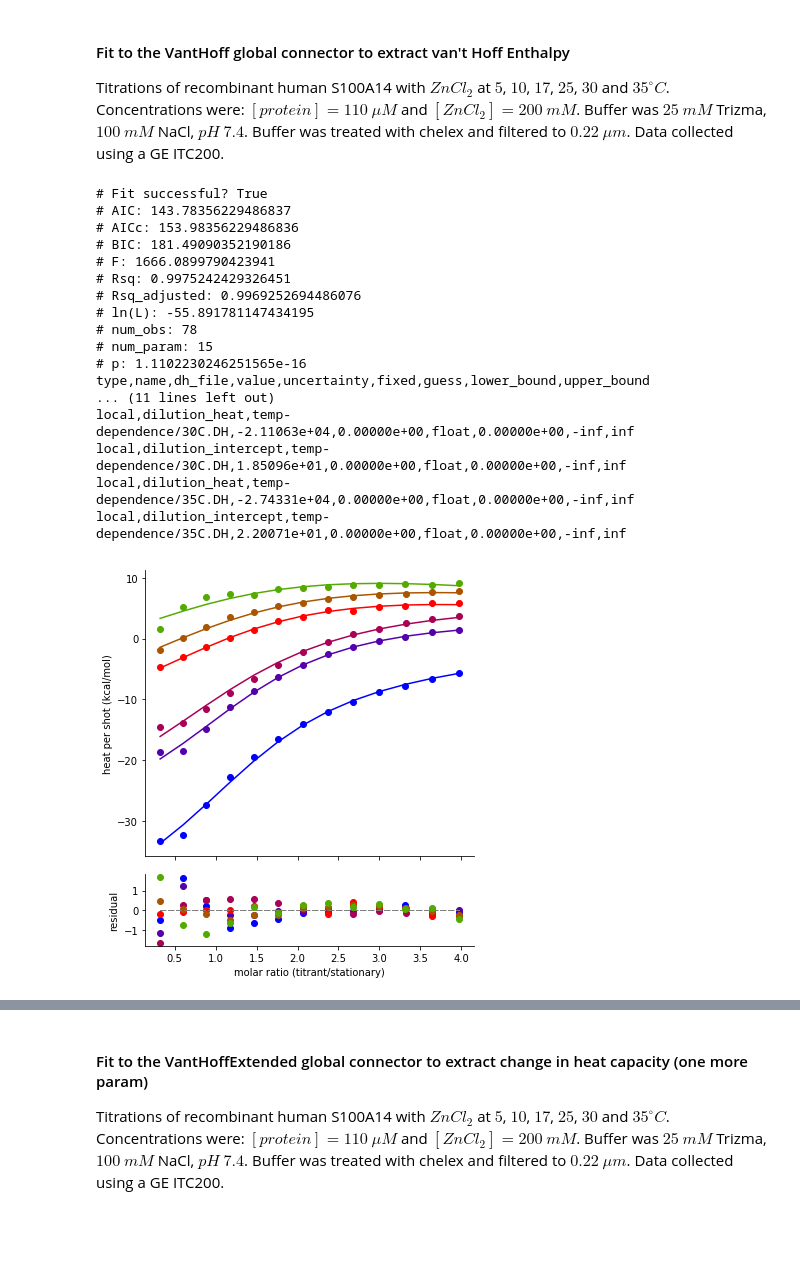
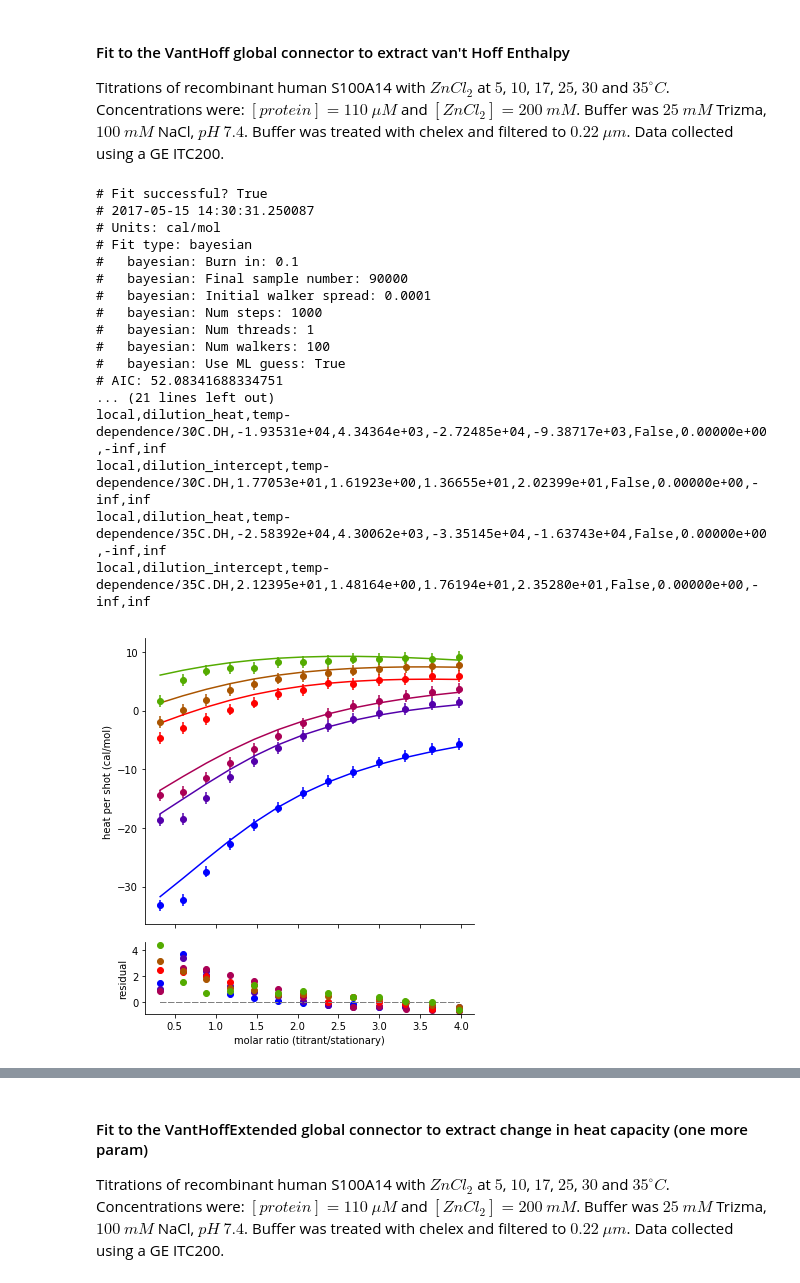
Before and after one commit to harmslab/pytc-demos, a Jupyter notebook: 09_use-aic-choose-model.ipynb, the cells around one changed output, grey strips where cells are left out. Drawn from its saved outputs; the diff is of its cells as text; code cells hidden in the pictures; blank space fills up the shorter version.

```diff
--- a/09_use-aic-choose-model.ipynb
+++ b/09_use-aic-choose-model.ipynb
@@ -7,7 +10,12 @@ import pytc
+# %%
+#HEAT_UNCERTAINTY = 0.1 #cal/mol; Favors dCp
+HEAT_UNCERTAINTY = 1.0 #cal/mol; Favors no dCp
 # %% [markdown]
 #### Fit to the VantHoff global connector to extract van't Hoff Enthalpy
 Titrations of recombinant human S100A14 with $ZnCl_{2}$ at $5$, $10$, $17$, $25$, $30$ and $35 ^{\circ}C$.  Concentrations were: $[protein] = 110\ \mu M$ and $[ZnCl_{2}]=200\ mM$.  Buffer was $25\ mM$ Trizma, $100\ mM$ NaCl, $pH\ 7.4$.  Buffer was treated with chelex and filtered to $0.22\ \mu m$.  Data collected using a GE ITC200.
 # %%
+import numpy as np
+
 # --------------------------------------------------------------------
 # Create a global fitting instance
 g1 = pytc.GlobalFit()
@@ -15,7 +23,7 @@ vh = pytc.global_connectors.VantHoff("vh")
 
 #--------------------------------------------------------------------------------------------------
 
-t5 = pytc.ITCExperiment("temp-dependence/5C.DH",pytc.indiv_models.SingleSite,shot_start=1)
+t5 = pytc.ITCExperiment("temp-dependence/5C.DH",pytc.indiv_models.SingleSite,shot_start=1,uncertainty=HEAT_UNCERTAINTY)
 g1.add_experiment(t5)
 g1.link_to_global(t5,"dH",vh.dH)
 g1.link_to_global(t5,"K",vh.K)
@@ -24,7 +32,7 @@ g1.link_to_global(t5,"fx_competent","g_competent")
 
 #--------------------------------------------------------------------------------------------------
 
-t10 = pytc.ITCExperiment("temp-dependence/10C.DH",pytc.indiv_models.SingleSite,shot_start=1)
+t10 = pytc.ITCExperiment("temp-dependence/10C.DH",pytc.indiv_models.SingleSite,shot_start=1,uncertainty=HEAT_UNCERTAINTY)
 g1.add_experiment(t10)
 g1.link_to_global(t10,"dH",vh.dH)
 g1.link_to_global(t10,"K",vh.K)
@@ -32,7 +40,7 @@ g1.link_to_global(t10,"fx_competent","g_competent")
 
 #--------------------------------------------------------------------------------------------------
 
-t17 = pytc.ITCExperiment("temp-dependence/17C.DH",pytc.indiv_models.SingleSite,shot_start=1)
+t17 = pytc.ITCExperiment("temp-dependence/17C.DH",pytc.indiv_models.SingleSite,shot_start=1,uncertainty=HEAT_UNCERTAINTY)
 g1.add_experiment(t17)
 g1.link_to_global(t17,"dH",vh.dH)
 g1.link_to_global(t17,"K",vh.K)
@@ -40,53 +48,55 @@ g1.link_to_global(t17,"fx_competent","g_competent")
 
 #--------------------------------------------------------------------------------------------------
 
-t25 = pytc.ITCExperiment("temp-dependence/25C.DH",pytc.indiv_models.SingleSite,shot_start=1)
+t25 = pytc.ITCExperiment("temp-dependence/25C.DH",pytc.indiv_models.SingleSite,shot_start=1,uncertainty=HEAT_UNCERTAINTY)
 g1.add_experiment(t25)
 g1.link_to_global(t25,"dH",vh.dH)
 g1.link_to_global(t25,"K",vh.K)
 g1.link_to_global(t25,"fx_competent","g_competent")
 
 #--------------------------------------------------------------------------------------------------
 
-t30 = pytc.ITCExperiment("temp-dependence/30C.DH",pytc.indiv_models.SingleSite,shot_start=1)
+t30 = pytc.ITCExperiment("temp-dependence/30C.DH",pytc.indiv_models.SingleSite,shot_start=1,uncertainty=HEAT_UNCERTAINTY)
 g1.add_experiment(t30)
 g1.link_to_global(t30,"dH",vh.dH)
 g1.link_to_global(t30,"K",vh.K)
 g1.link_to_global(t30,"fx_competent","g_competent")
 
 #--------------------------------------------------------------------------------------------------
 
-t35 = pytc.ITCExperiment("temp-dependence/35C.DH",pytc.indiv_models.SingleSite,shot_start=1)
+t35 = pytc.ITCExperiment("temp-dependence/35C.DH",pytc.indiv_models.SingleSite,shot_start=1,uncertainty=HEAT_UNCERTAINTY)
 g1.add_experiment(t35)
 g1.link_to_global(t35,"dH",vh.dH)
 g1.link_to_global(t35,"K",vh.K)
 g1.link_to_global(t35,"fx_competent","g_competent")
 
 g1.update_bounds("g_competent",(0.5,1.5))
-g1.update_guess("vh_K_ref",100)
+g1.update_bounds("vh_K_ref",(1,np.inf))
 
 # Do fit
-g1.fit()
+F = pytc.fitters.BayesianFitter(num_steps=1000)
+g1.fit(F)
 
 # Show the results
 fit, ax = g1.plot()
+c = g1.corner_plot()
 print(g1.fit_as_csv)
 # %% [output]
 # Fit successful? True
-# AIC: 143.78356229486837
-# AICc: 153.98356229486836
-# BIC: 181.49090352190186
-# F: 1666.0899790423941
-# Rsq: 0.9975242429326451
-# Rsq_adjusted: 0.9969252694486076
-# ln(L): -55.891781147434195
-# num_obs: 78
-# num_param: 15
-# p: 1.1102230246251565e-16
-type,name,dh_file,value,uncertainty,fixed,guess,lower_bound,upper_bound
-... (11 lines left out)
-local,dilution_heat,temp-dependence/30C.DH,-2.11063e+04,0.00000e+00,float,0.00000e+00,-inf,inf
-local,dilution_intercept,temp-dependence/30C.DH,1.85096e+01,0.00000e+00,float,0.00000e+00,-inf,inf
-local,dilution_heat,temp-dependence/35C.DH,-2.74331e+04,0.00000e+00,float,0.00000e+00,-inf,inf
-local,dilution_intercept,temp-dependence/35C.DH,2.20071e+01,0.00000e+00,float,0.00000e+00,-inf,inf
+# 2017-05-15 14:30:31.250087
+# Units: cal/mol
+# Fit type: bayesian
+#   bayesian: Burn in: 0.1
+#   bayesian: Final sample number: 90000
+#   bayesian: Initial walker spread: 0.0001
+#   bayesian: Num steps: 1000
+#   bayesian: Num threads: 1
+#   bayesian: Num walkers: 100
+#   bayesian: Use ML guess: True
+# AIC: 52.08341688334751
+... (21 lines left out)
+local,dilution_heat,temp-dependence/30C.DH,-1.93531e+04,4.34364e+03,-2.72485e+04,-9.38717e+03,False,0.00000e+00,-inf,inf
+local,dilution_intercept,temp-dependence/30C.DH,1.77053e+01,1.61923e+00,1.36655e+01,2.02399e+01,False,0.00000e+00,-inf,inf
+local,dilution_heat,temp-dependence/35C.DH,-2.58392e+04,4.30062e+03,-3.35145e+04,-1.63743e+04,False,0.00000e+00,-inf,inf
+local,dilution_intercept,temp-dependence/35C.DH,2.12395e+01,1.48164e+00,1.76194e+01,2.35280e+01,False,0.00000e+00,-inf,inf
-[figure, old version]
+[figure, new version]
```
Also changed, not shown: parts of 6 cells of this notebook, 11 other files.
